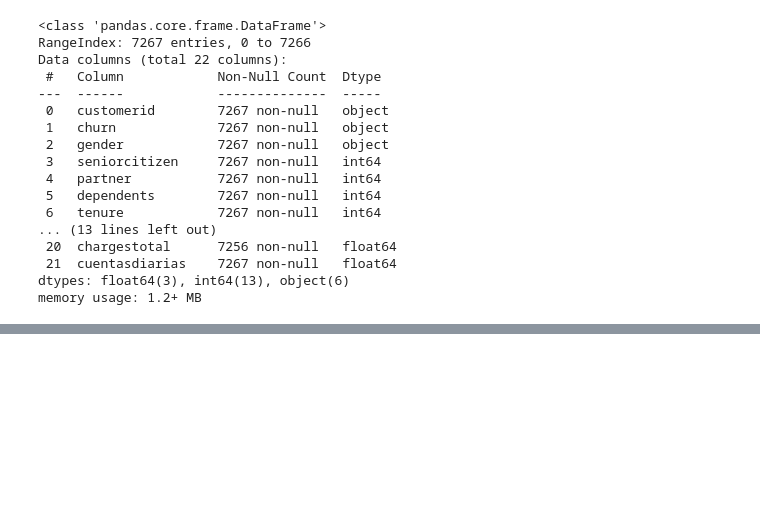
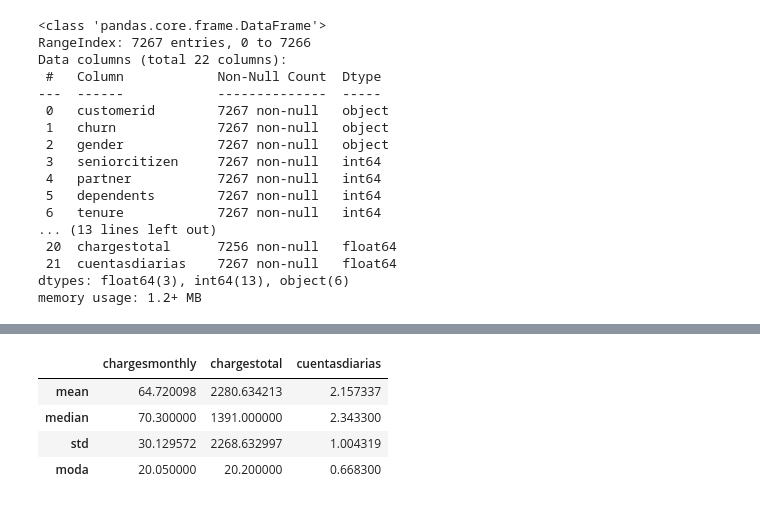
Before and after one commit to pierobadano/Desafio-TelecomX-P1, a Jupyter notebook: Desafio_Telecom_p1.ipynb, the cells around one changed output, grey strips where cells are left out. Saved outputs shown, nothing was run; the diff lists cells and outputs as text; code cells hidden in the pictures; blank space fills up the shorter version.

```diff
--- a/Desafio_Telecom_p1.ipynb
+++ b/Desafio_Telecom_p1.ipynb
@@ -198,0 +239,13 @@ memory usage: 1.2+ MB
+# %%
+estadisticas = datos[['chargesmonthly', 'chargestotal', 'cuentasdiarias']].agg(['mean', 'median', 'std'])
+# %%
+moda=datos[['chargesmonthly', 'chargestotal', 'cuentasdiarias']].mode().iloc[0]
+estadisticas.loc["moda"]=moda
+# %%
+estadisticas
+# %% [output]
+|  | chargesmonthly | chargestotal | cuentasdiarias |
+| mean | 64.720098 | 2280.634213 | 2.157337 |
+| median | 70.300000 | 1391.000000 | 2.343300 |
+| std | 30.129572 | 2268.632997 | 1.004319 |
+| moda | 20.050000 | 20.200000 | 0.668300 |
```
Also changed, not shown: parts of 7 cells of this notebook.
